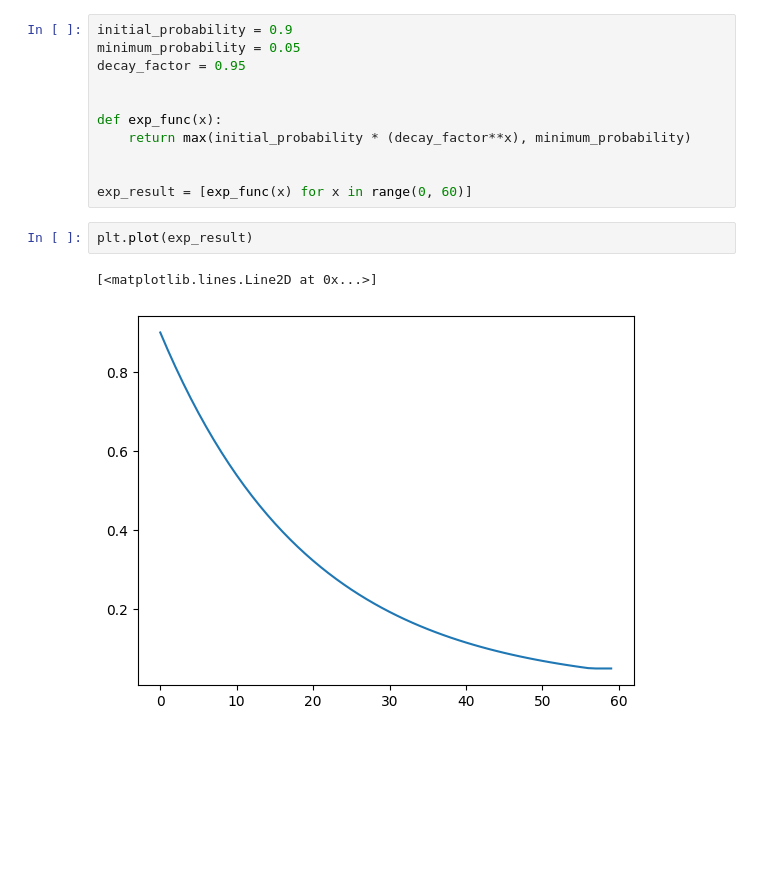
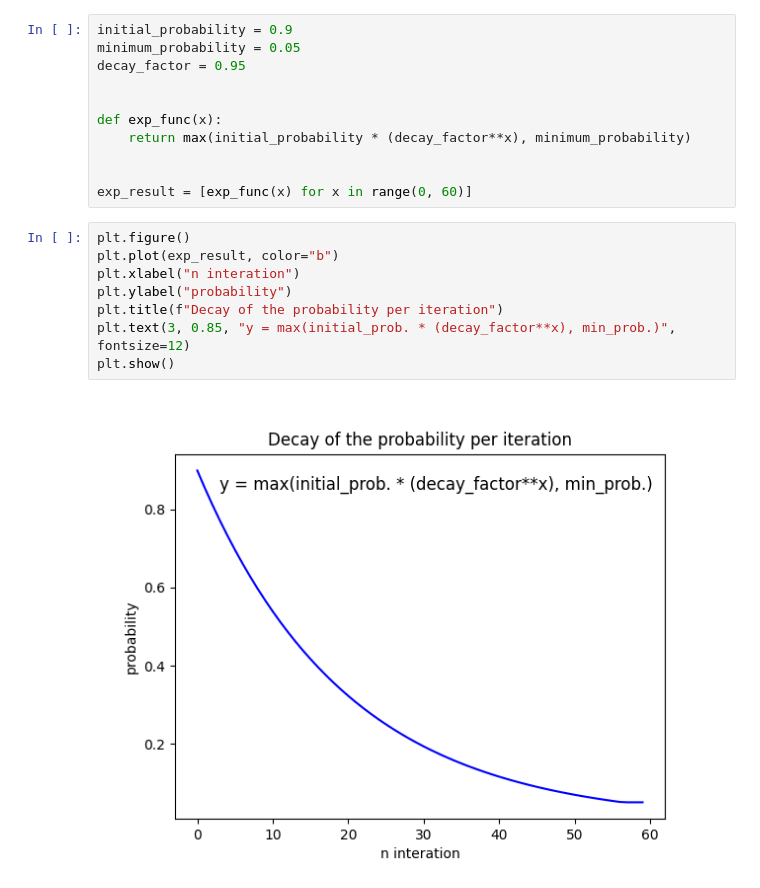
Before and after one commit to plrodrigues/HM_HRT, a Jupyter notebook: notebooks/decisions_decay.ipynb, the cells around one changed output. Cells and saved outputs as stored; diff of their text form; blank space fills up the shorter version.

```diff
--- a/notebooks/decisions_decay.ipynb
+++ b/notebooks/decisions_decay.ipynb
@@ -25,8 +25,13 @@ def exp_func(x):
 
 
 exp_result = [exp_func(x) for x in range(0, 60)]
-# %%
-plt.plot(exp_result)
-# %% [output]
-[<matplotlib.lines.Line2D at 0x...>]
-[figure, removed]
+# %%
+plt.figure()
+plt.plot(exp_result, color="b")
+plt.xlabel("n interation")
+plt.ylabel("probability")
+plt.title(f"Decay of the probability per iteration")
+plt.text(3, 0.85, "y = max(initial_prob. * (decay_factor**x), min_prob.)", fontsize=12)
+plt.show()
+# %% [output]
+[figure, added]
```
Also changed, not shown: 5 other files.
